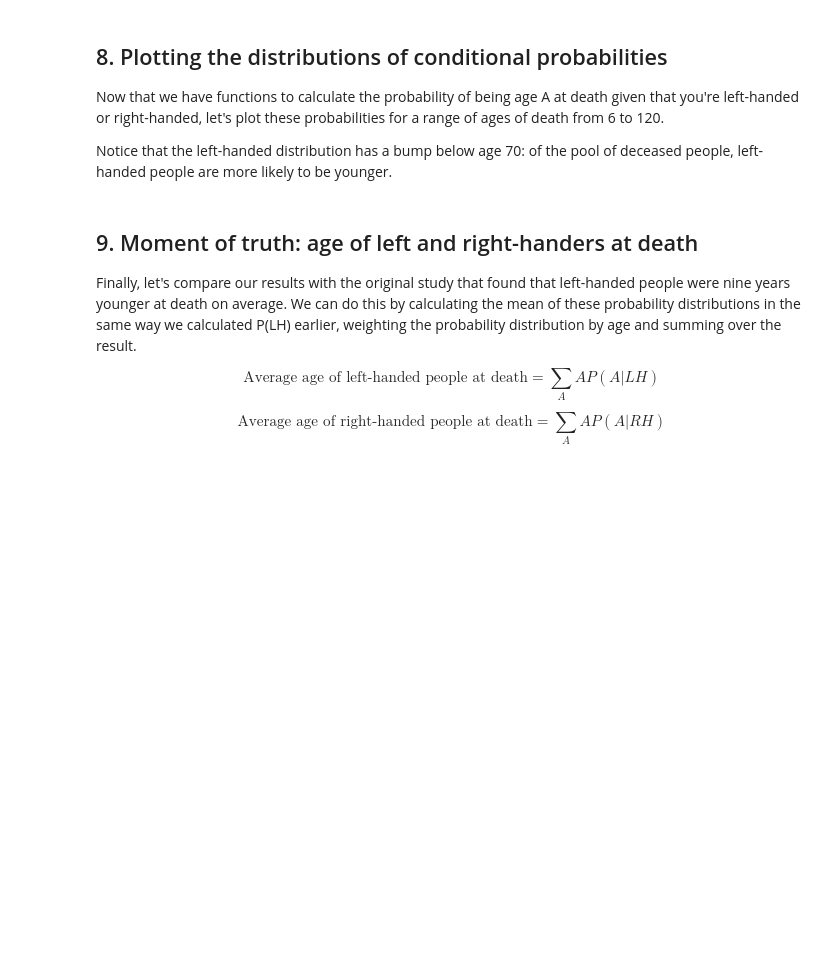
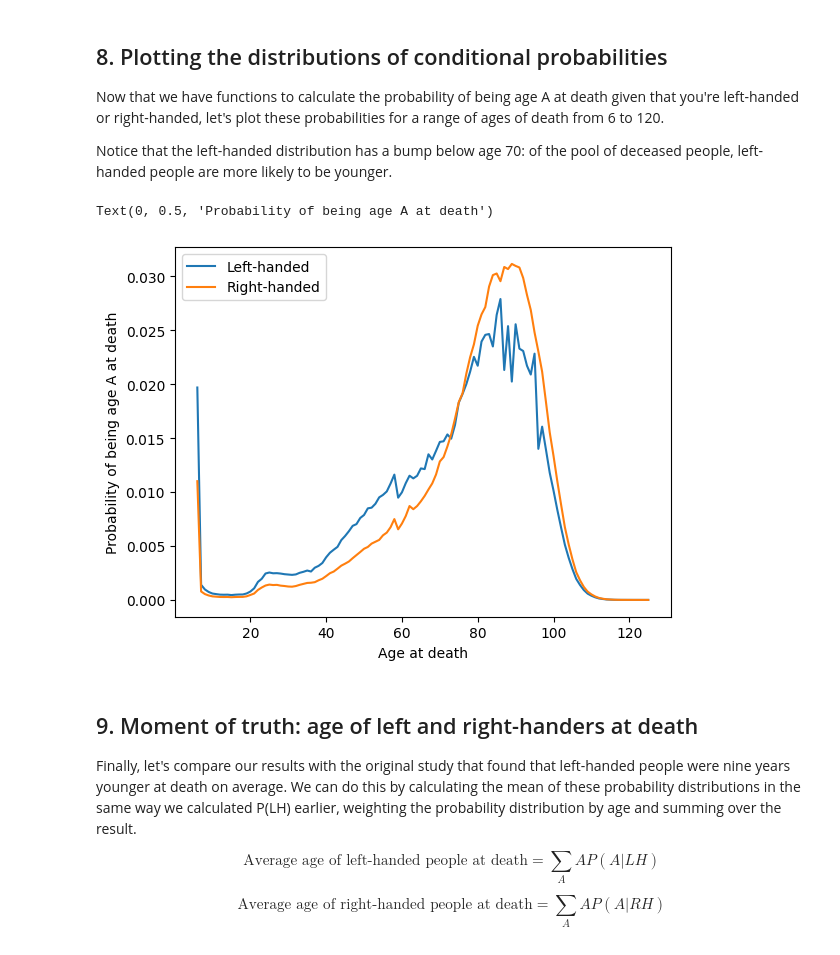
Before and after one commit to ukishore33/Analyze-Death-Age-Difference-of-Right-Handers-with-Left-Handers, a Jupyter notebook: Analyze_Death_Age_Difference_of_Right_Handers_with_Left_Handers_ipynb.ipynb, the cells around one changed output. Saved outputs shown, nothing was run; the diff lists cells and outputs as text; code cells hidden in the pictures; blank space fills up the shorter version.

```diff
--- a/Analyze_Death_Age_Difference_of_Right_Handers_with_Left_Handers_ipynb.ipynb
+++ b/Analyze_Death_Age_Difference_of_Right_Handers_with_Left_Handers_ipynb.ipynb
@@ -112,40 +144,42 @@ print(P_lh(death_distribution_data))
 <p>First, for left-handers.</p>
 <!--Notice that I was careful not to call these "probability of dying at age A", since that's not actually what we're calculating: we use the exact same death distribution data for each. -->
 # %%
-def P_A_given_lh(ages_of_death, death_distribution_data, study_year = 1990):
+def P_A_given_lh(ages_of_death, death_distribution_data, study_year ):
     """ The overall probability of being a particular `age_of_death` given that you're left-handed """
-    P_A = ...
-    P_left = ... # use P_lh function to get probability of left-handedness overall
-    P_lh_A = ... # use P_lh_given_A to get probability of left-handedness for a certain age
+    P_A = P_A = death_distribution_data['Both Sexes'] / death_distribution_data['Both Sexes'].sum()
+    P_left = P_lh(death_distribution_data, study_year)
+    P_lh_A = P_lh_given_A(death_distribution_data['Age'], study_year)
     return P_lh_A*P_A/P_left
 # %% [markdown]
 ## 7. Putting it all together: dying while left-handed (ii)
 <p>And now for right-handers.</p>
 # %%
-def P_A_given_rh(ages_of_death, death_distribution_data, study_year = 1990):
+def P_A_given_rh(ages_of_death, death_distribution_data, study_year ):
     """ The overall probability of being a particular `age_of_death` given that you're right-handed """
-    P_A = ...
-    P_right = ... # either you're left-handed or right-handed, so P_right = 1 - P_left
-    P_rh_A = ... # P_rh_A = 1 - P_lh_A
+    P_A = death_distribution_data['Both Sexes'] / death_distribution_data['Both Sexes'].sum()
+    P_right = 1-P_lh(death_distribution_data, study_year)
+    P_rh_A = 1-P_lh_given_A(death_distribution_data['Age'], study_year)
+
     return P_rh_A*P_A/P_right
 # %% [markdown]
 ## 8. Plotting the distributions of conditional probabilities
 <p>Now that we have functions to calculate the probability of being age A at death given that you're left-handed or right-handed, let's plot these probabilities for a range of ages of death from 6 to 120. </p>
 <p>Notice that the left-handed distribution has a bump below age 70: of the pool of deceased people, left-handed people are more likely to be younger. </p>
 # %%
-ages = np.arange(6, 115, 1) # make a list of ages of death to plot
+ages = np.arange(6, 126, 1)
 
-# calculate the probability of being left- or right-handed for each
-left_handed_probability = P_A_given_lh(...)
-right_handed_probability = P_A_given_rh(...)
+left_handed_probability = P_A_given_lh(ages, death_distribution_data, study_year = 1990)
+right_handed_probability = P_A_given_rh(ages, death_distribution_data, study_year = 1990)
 
-# create a plot of the two probabilities vs. age
-fig, ax = plt.subplots() # create figure and axis objects
+fig, ax = plt.subplots()
 ax.plot(ages, left_handed_probability, label = "Left-handed")
-ax.plot(..., ..., label = ...)
-ax.legend() # add a legend
+ax.plot(ages, right_handed_probability, label = "Right-handed")
+ax.legend()
 ax.set_xlabel("Age at death")
 ax.set_ylabel(r"Probability of being age A at death")
+# %% [output]
+Text(0, 0.5, 'Probability of being age A at death')
+[figure, added]
 # %% [markdown]
 ## 9. Moment of truth: age of left and right-handers at death
 <p>Finally, let's compare our results with the original study that found that left-handed people were nine years younger at death on average. We can do this by calculating the mean of these probability distributions in the same way we calculated P(LH) earlier, weighting the probability distribution by age and summing over the result.</p>
```
Also changed, not shown: parts of 17 cells of this notebook.
